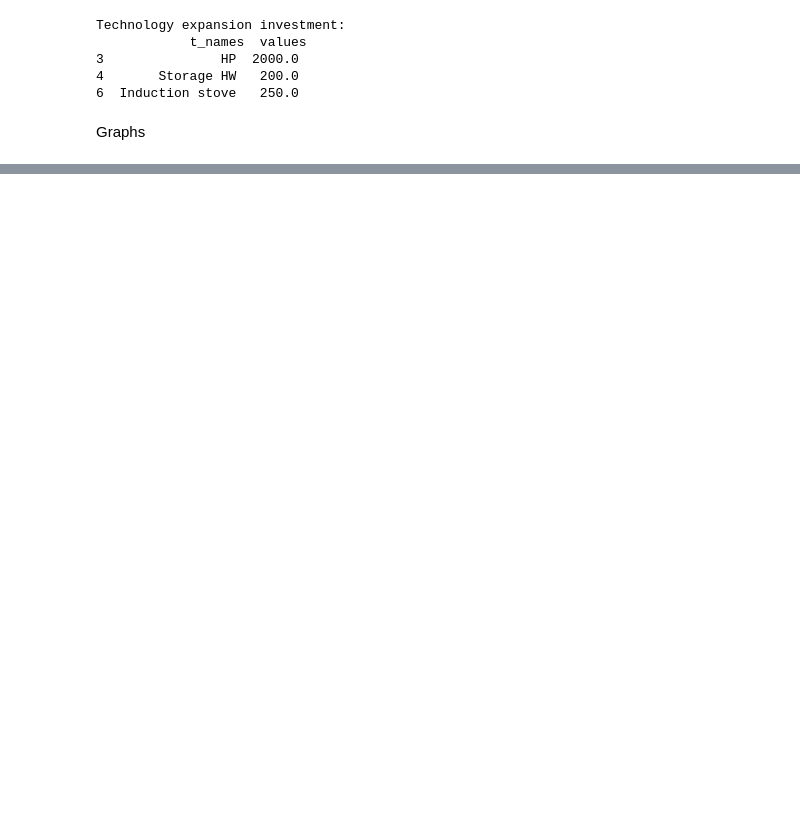
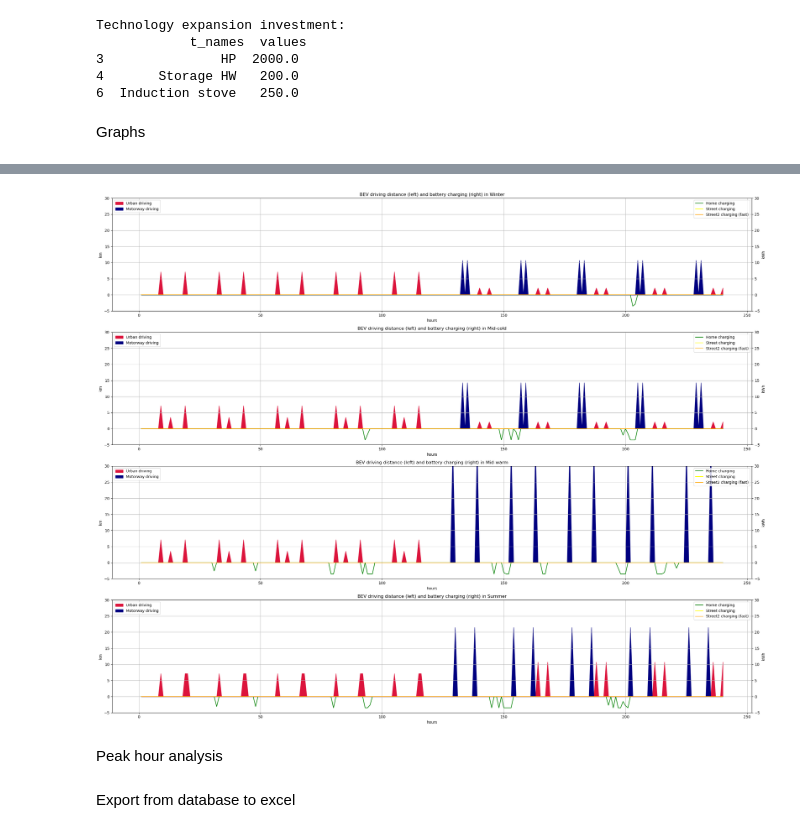
Before and after one commit to CamiCit/pyesm_thesis, a Jupyter notebook: tesi_camilla/case1_home/Results.ipynb, the cells around one changed output, grey strips where cells are left out. Cells and saved outputs as stored; diff of their text form; code cells hidden in the pictures; blank space fills up the shorter version.

```diff
--- a/tesi_camilla/case1_home/Results.ipynb
+++ b/tesi_camilla/case1_home/Results.ipynb
@@ -102,10 +105,16 @@ for db in [Y,Q,X,Xt]:
 PV_prod=X[X['a_names']=='PV']
 PV_sell=X[X['a_names']=='National Grid export']
 Battery=X[X['a_names']=='Storing EE']
+Q_EE=Q[Q['n_names']=='EE']
+PV_prod.index = Q_EE.index = PV_sell.index =Battery.index = range(len(PV_prod))
+
 Batt_charge=Battery.copy()
 Batt_charge['values'] = Batt_charge['values'].apply(lambda x: 0 if x > 0 else x)
+
 PV_consump=PV_prod.copy()
-PV_consump['values']=PV_prod['values'].to_numpy()-PV_sell['values'].to_numpy()+Batt_charge['values'].to_numpy()
+PV_consump['values']=PV_prod['values'].to_numpy()-PV_sell['values'].to_numpy()+Battery['values'].to_numpy()
+PV_consump['values'] = PV_consump['values'].where(PV_prod['values']>0, 0)
+PV_consump['values'] = PV_prod['values'].where((PV_prod['values']<Q_EE['values']) & (Battery['values']>=0), PV_consump['values'])
 
 Batt_discharge=Battery.copy()
 Batt_discharge['values'] = Batt_discharge['values'].to_numpy()-PV_sell['values'].to_numpy()
@@ -114,0 +254,42 @@ EE_grid=X[X['a_names']=='National Grid import']
+# %%
+BEV_urban=X[X['a_names']=='BEV urban']
+BEV_mot=X[X['a_names']=='BEV motorway']
+Charge_home=X[X['a_names']=='BEV charging home']
+Charge_street1=X[X['a_names']=='BEV charging1 street']
+Charge_street2=X[X['a_names']=='BEV charging2 street']
+BEV_urban.index = BEV_mot.index =Charge_home.index=Charge_street1.index=Charge_street2.index = range(len(BEV_urban))
+# %%
+plt.figure(figsize=(25, 20))
+
+for i, season in enumerate(seasons, 1):
+    BEV_urban_season = BEV_urban[BEV_urban['season'] == season]['values']
+    BEV_mot_season = BEV_mot[BEV_mot['season'] == season]['values']
+    Charge_home_season = -Charge_home[Charge_home['season'] == season]['values']
+    Charge_street1_season = -Charge_street1[Charge_street1['season'] == season]['values']
+    Charge_street2_season = -Charge_street2[Charge_street2['season'] == season]['values']
+
+    ax1=plt.subplot(4, 1, i)
+    ax1.fill_between(Time,0,BEV_urban_season, color='crimson', label='Urban driving')
+    ax1.fill_between(Time,0,BEV_mot_season, color='navy', label='Motorway driving')
+    ax1.set_xlabel('hours')
+    ax1.set_ylabel('km')
+    ax1.set_ylim(-5,30)
+    ax1.set_title(f'BEV driving distance (left) and battery charging (right) in {season_names[season]}')
+    ax1.legend(loc='upper left')
+    ax1.grid(True)
+
+    #Right axis for charge
+    ax2 = ax1.twinx()
+    ax2.plot(Time,Charge_home_season, color='green', label='Home charging')
+    ax2.plot(Time,Charge_street1_season, color='yellow', label='Street charging')
+    ax2.plot(Time,Charge_street2_season, color='orange', label='Street2 charging (fast)')
+    ax2.set_ylabel('kWh')
+    ax2.set_ylim(-5,30)
+    ax2.legend(loc='upper right')
+
+plt.tight_layout()
+plt.show()
+# %% [output]
+[figure, added]
+# %% [markdown]
+Peak hour analysis
@@ -115,3 +312,5 @@ EE_grid=X[X['a_names']=='National Grid import']
+# %% [markdown]
+Export from database to excel
 # %%
 Y_summer=Y[Y['season']=='su']
 Y_summer.to_excel('excel database/Y_summer.xlsx')
```
Also changed, not shown: parts of 16 cells of this notebook, 16 other files.
